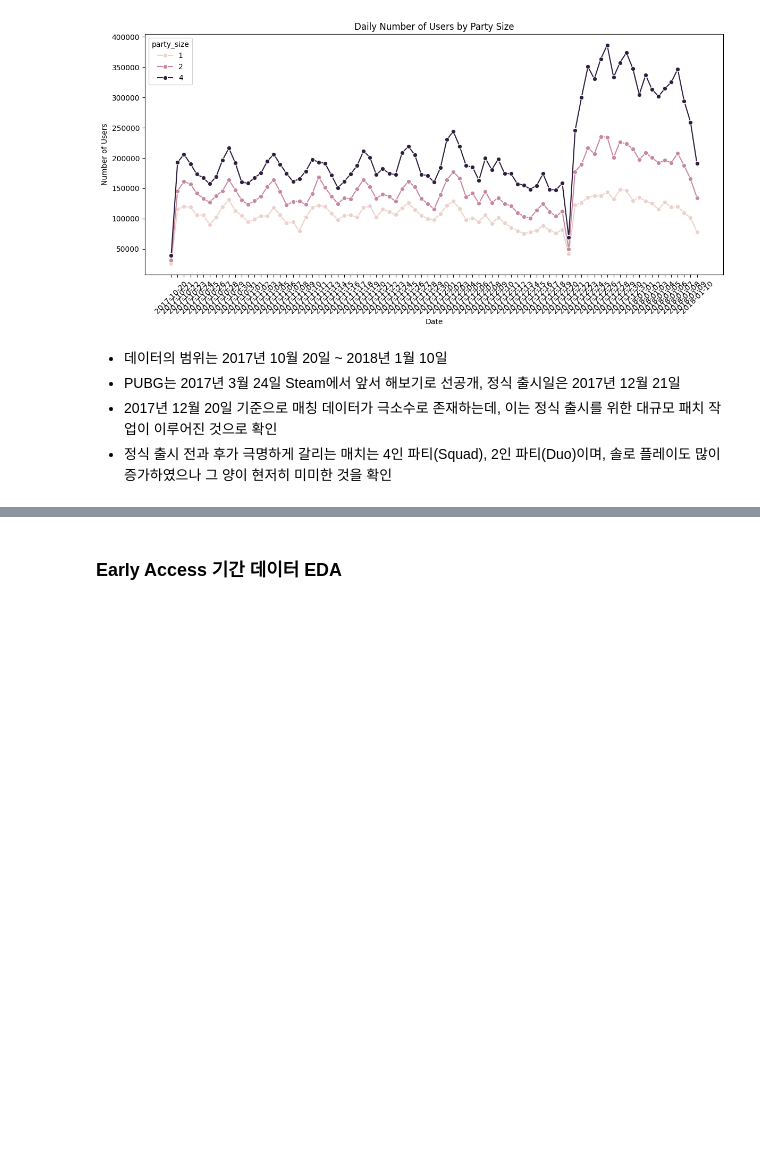
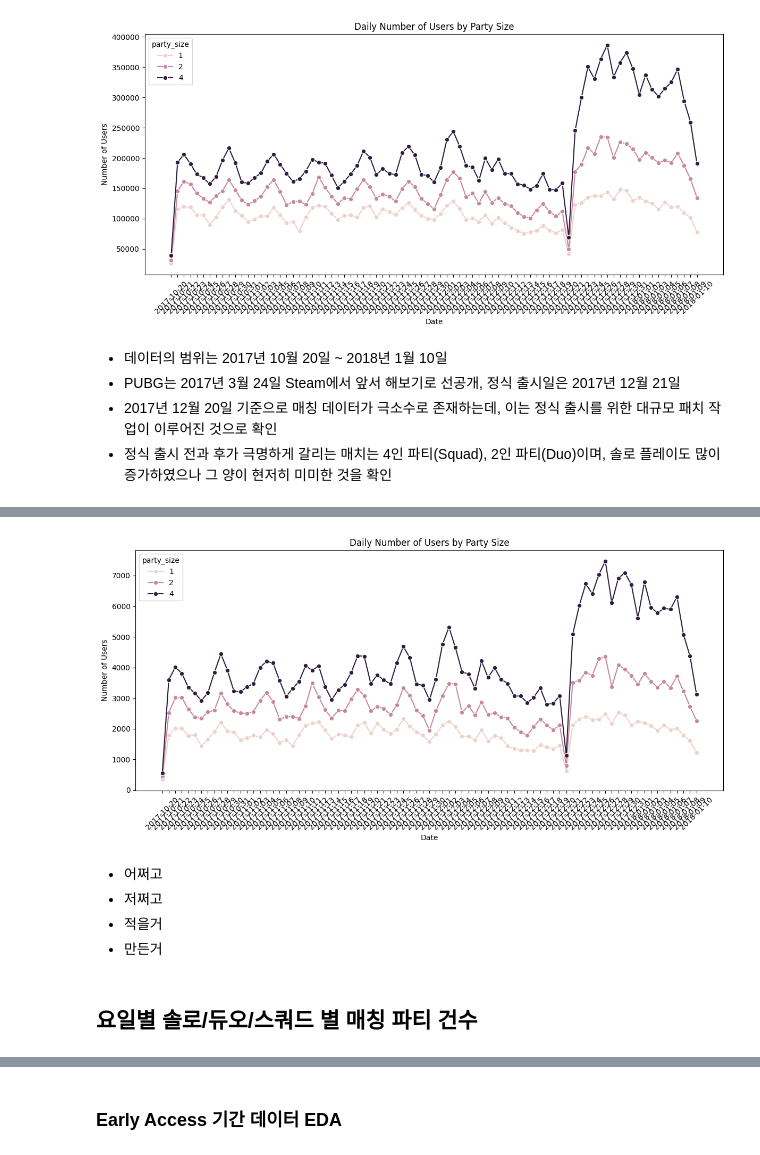
Before and after one commit to saeraniren/PUBG_Match_Deaths_and_Statistics, a Jupyter notebook: main.ipynb, the cells around one changed output, grey strips where cells are left out. Cells and saved outputs as stored; diff of their text form; code cells hidden in the pictures; blank space fills up the shorter version.

```diff
--- a/main.ipynb
+++ b/main.ipynb
@@ -418,0 +421,10 @@ del pdf
+# %%
+# 데이터 일자 변환
+df_formatted = df.withColumn("date_period", date_format(col("date"), "yyyy-MM-dd"))
+
+# 일별, 파티 사이즈별 유저 수 집계
+df_daily = df_formatted.groupBy(["date_period", "party_size"]).agg(
+    countDistinct("match_id").alias("game_count")).orderBy(["date_period", "party_size"])
+
+# 데이터 확인
+df_daily.limit(30).toPandas()
@@ -418,0 +449,6 @@ del pdf
+# %%
+# pandas 데이터프레임으로 변환
+pdf = df_daily.toPandas()
+
+# 변환 확인
+pdf.head(10)
@@ -418,0 +467,19 @@ del pdf
+# %%
+# 데이터 시각화
+plt.figure(figsize=(12, 6))
+sns.lineplot(data=pdf, x="date_period", y="game_count", hue="party_size", marker="o")
+plt.xticks(rotation=45)
+plt.xlabel("Date")
+plt.ylabel("Number of Users")
+plt.title("Daily Number of Users by Party Size")
+plt.tight_layout()
+plt.show()
+# %% [output]
+[figure, added]
+# %% [markdown]
+- 어쩌고
+- 저쩌고
+- 적을거
+- 만든거
+# %% [markdown]
+## **요일별 솔로/듀오/스쿼드 별 매칭 파티 건수**
```
Also changed, not shown: parts of 15 cells of this notebook.
